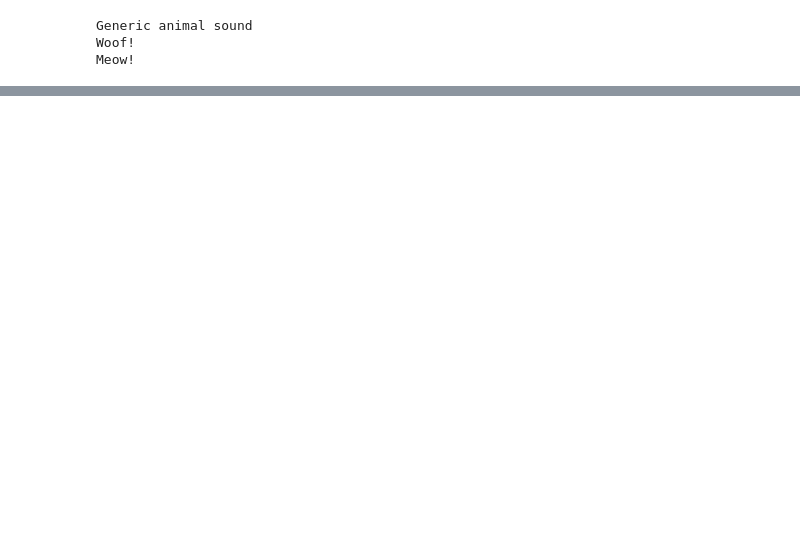
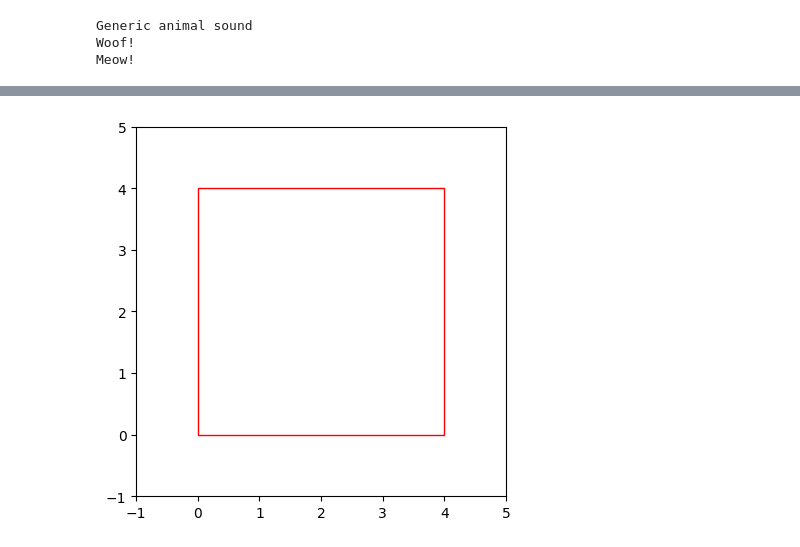
Before and after one commit to ManishaMP/MLearning-Programs, a Jupyter notebook: 5_Assignment.ipynb, the cells around one changed output, grey strips where cells are left out. Cells and saved outputs as stored; diff of their text form; code cells hidden in the pictures; blank space fills up the shorter version.

```diff
--- a/5_Assignment.ipynb
+++ b/5_Assignment.ipynb
@@ -157,0 +810,95 @@ Meow!
+# %%
+from abc import ABC, abstractmethod
+import matplotlib.pyplot as plt          #in commandprompt pip install matplotlib
+import numpy as np
+
+class Shape(ABC):
+    @abstractmethod
+    def calculate_area(self):
+        pass
+
+class Square(Shape):
+    def __init__(self, side):
+        self.side = side
+
+    def calculate_area(self):
+        return self.side * self.side
+
+class Circle(Shape):
+    def __init__(self, radius):
+        self.radius = radius
+
+    def calculate_area(self):
+        return np.pi * self.radius ** 2
+
+class Rectangle(Shape):
+    def __init__(self, width, height):
+        self.width = width
+        self.height = height
+
+    def calculate_area(self):
+        return self.width * self.height
+
+class Triangle(Shape):
+    def __init__(self, base, height):
+        self.base = base
+        self.height = height
+
+    def calculate_area(self):
+        return 0.5 * self.base * self.height
+def draw_shape(shape):
+    fig, ax = plt.subplots()
+
+    if isinstance(shape, Square):
+        side = shape.side
+        square = plt.Rectangle((0, 0), side, side, fill=None, edgecolor='r')
+        ax.add_patch(square)
+        plt.xlim(-1, side+1)
+        plt.ylim(-1, side+1)
+
+    elif isinstance(shape, Circle):
+        radius = shape.radius
+        circle = plt.Circle((0, 0), radius, fill=None, edgecolor='b')
+        ax.add_patch(circle)
+        plt.xlim(-radius-1, radius+1)
+        plt.ylim(-radius-1, radius+1)
+
+    elif isinstance(shape, Rectangle):
+        width = shape.width
+        height = shape.height
+        rectangle = plt.Rectangle((0, 0), width, height, fill=None, edgecolor='g')
+        ax.add_patch(rectangle)
+        plt.xlim(-1, width+1)
+        plt.ylim(-1, height+1)
+
+    elif isinstance(shape, Triangle):
+        base = shape.base
+        height = shape.height
+        triangle = plt.Polygon([(0, 0), (base, 0), (base / 2, height)], fill=None, edgecolor='m')
+        ax.add_patch(triangle)
+        plt.xlim(-1, base+1)
+        plt.ylim(-1, height+1)
+
+    plt.gca().set_aspect('equal', adjustable='box')
+    plt.show()
+
+# Example usage:
+
+# Create shape instances
+square = Square(4)
+circle = Circle(3)
+rectangle = Rectangle(5, 2)
+triangle = Triangle(6, 4)
+
+# Calculate area
+print(f"Square area: {square.calculate_area()}")
+print(f"Circle area: {circle.calculate_area()}")
+print(f"Rectangle area: {rectangle.calculate_area()}")
+print(f"Triangle area: {triangle.calculate_area()}")
+
+# Draw shapes
+draw_shape(square)
+draw_shape(circle)
+draw_shape(rectangle)
+draw_shape(triangle)
+# %% [output]
@@ -157,0 +909 @@ Meow!
+[figure, added]
```
Also changed, not shown: parts of 24 cells of this notebook.
